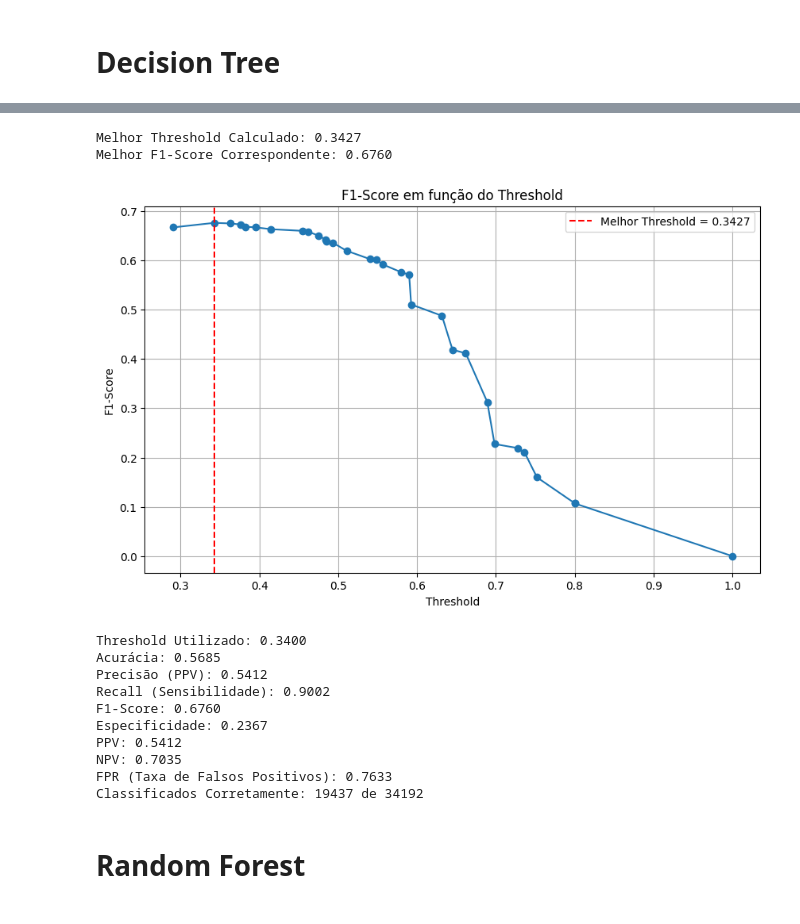
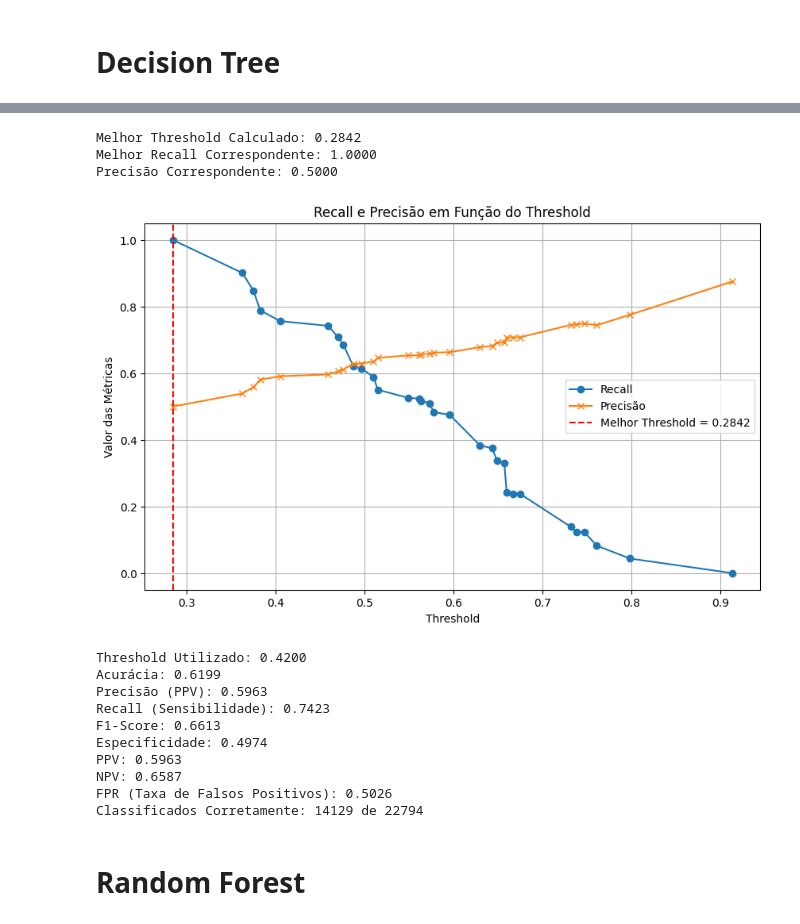
Before and after one commit to AzuraLV/Colabs, a Jupyter notebook: RECPAD/Processamento/processamento.ipynb, the cells around one changed output, grey strips where cells are left out. Cells and saved outputs as stored; diff of their text form; code cells hidden in the pictures.

```diff
--- a/RECPAD/Processamento/processamento.ipynb
+++ b/RECPAD/Processamento/processamento.ipynb
@@ -113,10 +121,22 @@ See the caveats in the documentation: https://pandas.pydata.org/pandas-docs/stab
 df_majority = df_final[df_final['CLASSE'] == 0]
 df_minority = df_final[df_final['CLASSE'] == 1]
 
-df_minority_test = df_minority.sample(frac=0.3, random_state=42)
+df_minority_test = df_minority.sample(frac=0.2, random_state=42)
 df_majority_test = df_majority.sample(n=df_minority_test.shape[0], random_state=42)
 test_df = pd.concat([df_majority_test, df_minority_test])
 
 df_majority_train = df_majority.drop(df_majority_test.index)
 df_minority_train = df_minority.drop(df_minority_test.index)
 train_df = pd.concat([df_majority_train, df_minority_train])
+# %%
+df_majority_train = train_df[train_df['CLASSE'] == 0]
+df_minority_train = train_df[train_df['CLASSE'] == 1]
+
+df_minority_valid = df_minority_train.sample(frac=0.1, random_state=42)
+df_majority_valid = df_majority_train.sample(n=df_minority_valid.shape[0], random_state=42)
+
+validation_df = pd.concat([df_majority_valid, df_minority_valid])
+
+df_majority_train = df_majority_train.drop(df_majority_valid.index)
+df_minority_train = df_minority_train.drop(df_minority_valid.index)
+train_df = pd.concat([df_majority_train, df_minority_train])
@@ -208,44 +243,54 @@ weighted avg       0.63      0.63      0.63     34192
 # %%
 import numpy as np
-from sklearn.metrics import f1_score
+from sklearn.metrics import precision_score, recall_score
 import matplotlib.pyplot as plt
 
 y_prob_dt = best_dt_model.predict_proba(X_test)[:, 1]
+
 unique_thresholds = np.sort(np.unique(y_prob_dt))
 
-f1_scores = []
+precisions = []
+recalls = []
 
 for threshold in unique_thresholds:
     y_pred_threshold = (y_prob_dt >= threshold).astype(int)
-    f1 = f1_score(y_test, y_pred_threshold)
-    f1_scores.append(f1)
 
-best_threshold_index = np.argmax(f1_scores)
+    precision = precision_score(y_test, y_pred_threshold)
+    recall = recall_score(y_test, y_pred_threshold)
+
+    precisions.append(precision)
+    recalls.append(recall)
+
+best_threshold_index = np.argmax(recalls)
 best_threshold = unique_thresholds[best_threshold_index]
-best_f1_score = f1_scores[best_threshold_index]
+best_recall = recalls[best_threshold_index]
+best_precision = precisions[best_threshold_index]
 
 print(f"Melhor Threshold Calculado: {best_threshold:.4f}")
-print(f"Melhor F1-Score Correspondente: {best_f1_score:.4f}")
+print(f"Melhor Recall Correspondente: {best_recall:.4f}")
+print(f"Precisão Correspondente: {best_precision:.4f}")
 
 plt.figure(figsize=(10, 6))
-plt.plot(unique_thresholds, f1_scores, marker='o')
+plt.plot(unique_thresholds, recalls, label='Recall', marker='o')
+plt.plot(unique_thresholds, precisions, label='Precisão', marker='x')
 plt.axvline(x=best_threshold, color='red', linestyle='--', label=f"Melhor Threshold = {best_threshold:.4f}")
 plt.xlabel('Threshold')
-plt.ylabel('F1-Score')
-plt.title('F1-Score em função do Threshold')
+plt.ylabel('Valor das Métricas')
+plt.title('Recall e Precisão em Função do Threshold')
 plt.legend()
-plt.grid()
+plt.grid(True)
 plt.show()
 # %% [output]
-Melhor Threshold Calculado: 0.3427
-Melhor F1-Score Correspondente: 0.6760
+Melhor Threshold Calculado: 0.2842
+Melhor Recall Correspondente: 1.0000
+Precisão Correspondente: 0.5000
-[figure, old version]
+[figure, new version]
 # %%
 from sklearn.metrics import precision_score, recall_score, f1_score, confusion_matrix, accuracy_score
 
 y_prob_dt = best_dt_model.predict_proba(X_test)[:, 1]
 
-threshold = 0.34
+threshold = 0.42
 y_pred_threshold = (y_prob_dt >= threshold).astype(int)
 tn, fp, fn, tp = confusion_matrix(y_test, y_pred_threshold).ravel()
 
@@ -278,16 +323,16 @@ for t in thresholds_f1:
     f1 = f1_score(y_test, y_pred_dt)
     f1_scores.append(f1)
 # %% [output]
-Threshold Utilizado: 0.3400
-Acurácia: 0.5685
-Precisão (PPV): 0.5412
-Recall (Sensibilidade): 0.9002
-F1-Score: 0.6760
-Especificidade: 0.2367
-PPV: 0.5412
-NPV: 0.7035
-FPR (Taxa de Falsos Positivos): 0.7633
-Classificados Corretamente: 19437 de 34192
+Threshold Utilizado: 0.4200
+Acurácia: 0.6199
+Precisão (PPV): 0.5963
+Recall (Sensibilidade): 0.7423
+F1-Score: 0.6613
+Especificidade: 0.4974
+PPV: 0.5963
+NPV: 0.6587
+FPR (Taxa de Falsos Positivos): 0.5026
+Classificados Corretamente: 14129 de 22794
 # %% [markdown]
 # Random Forest
 # %%
```
Also changed, not shown: parts of 18 cells of this notebook.
